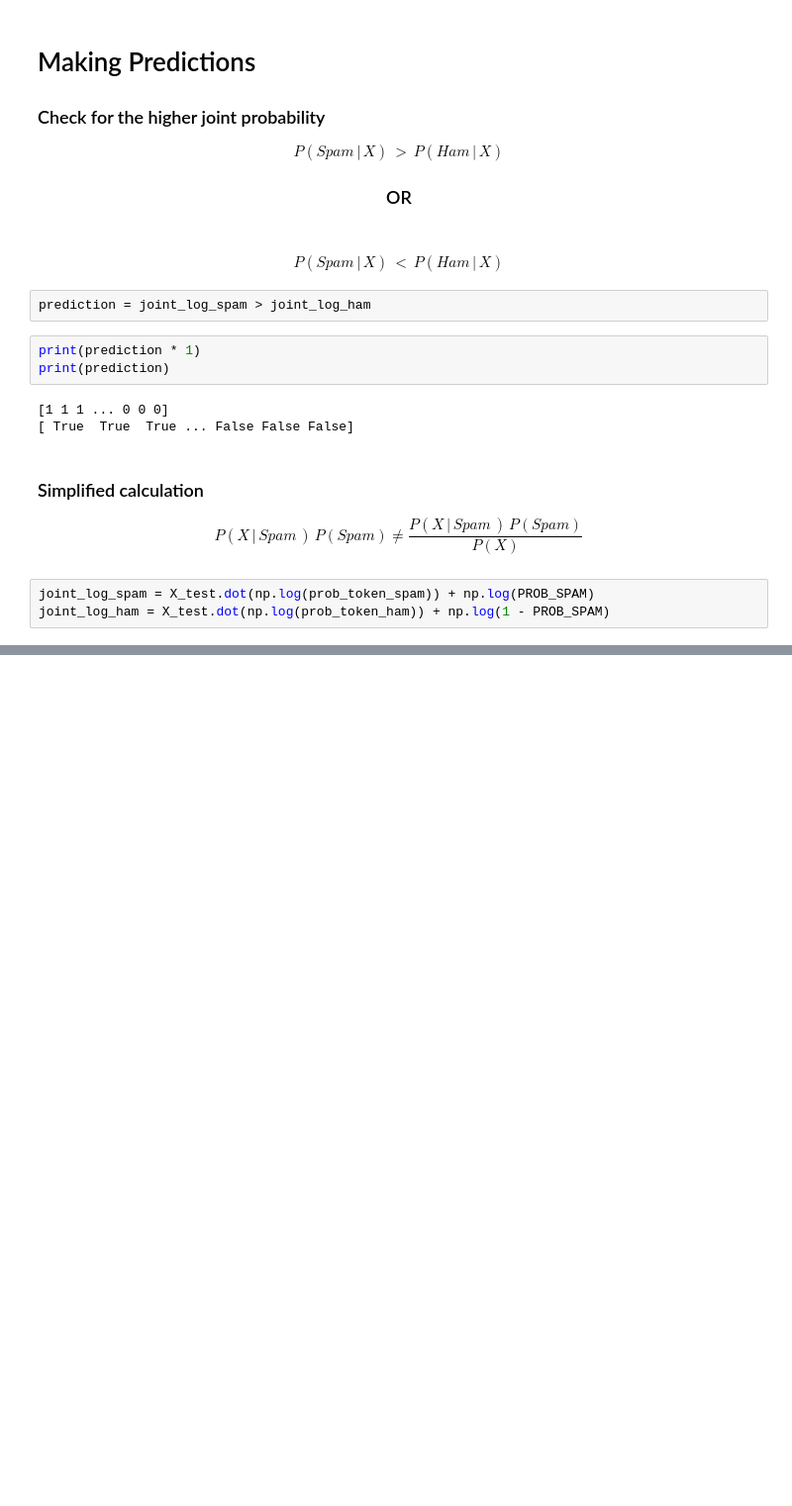
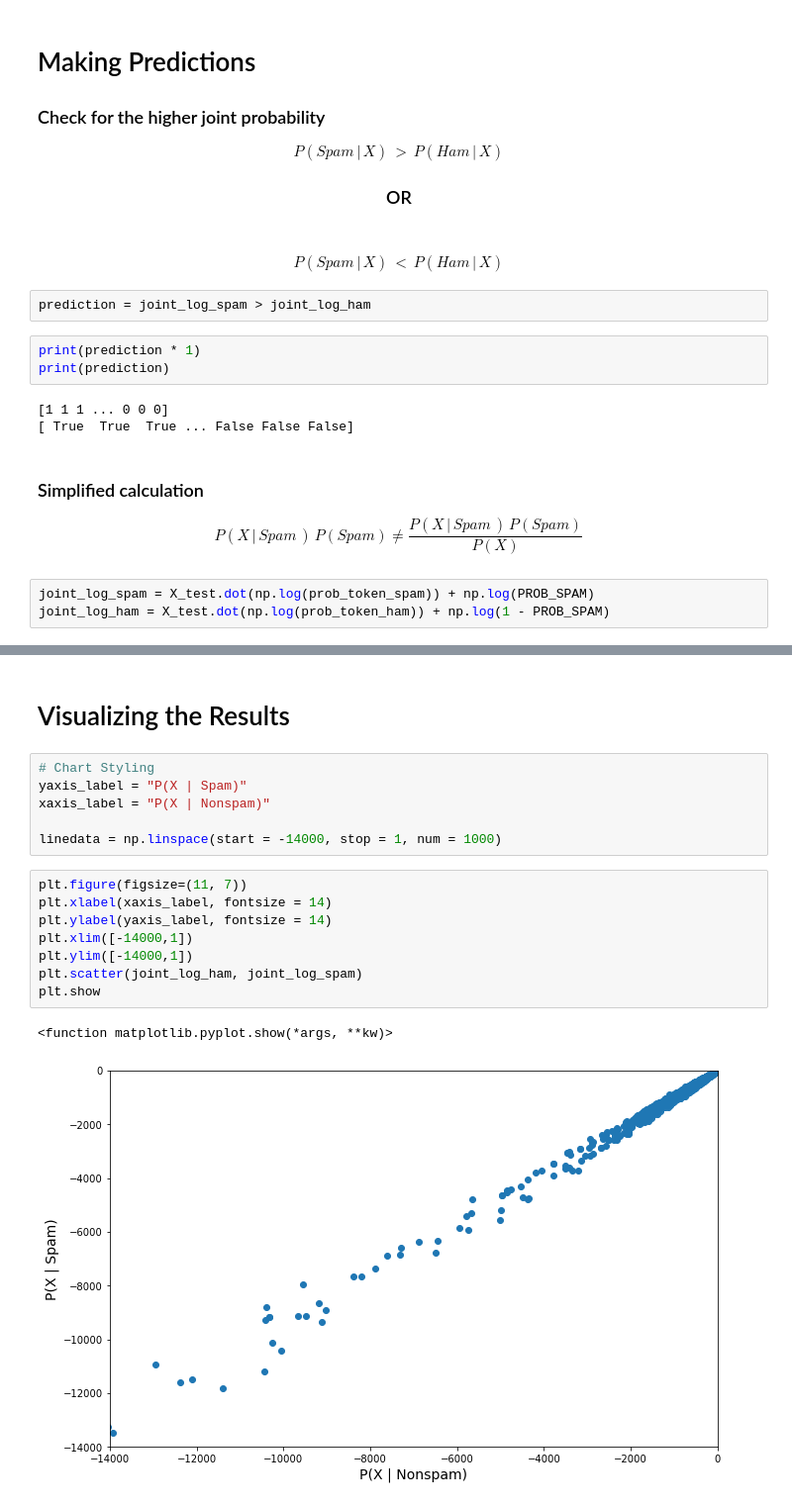
Before and after one commit to JLJL0308/Naive_Bayes_Classifier, a Jupyter notebook: Bayes_Classifier_Testing_Inference_Evaluation.ipynb, the cells around one changed output, grey strips where cells are left out. Shown: that part at 99% size. Saved outputs shown, nothing was run; the diff lists cells and outputs as text; blank space fills up the shorter version.

Commit message:
Add Visualizations.

```diff
--- a/Bayes_Classifier_Testing_Inference_Evaluation.ipynb
+++ b/Bayes_Classifier_Testing_Inference_Evaluation.ipynb
@@ -80,0 +99,19 @@ joint_log_ham = X_test.dot(np.log(prob_token_ham)) + np.log(1 - PROB_SPAM)
+# %% [markdown]
+# Visualizing the Results
+# %%
+# Chart Styling
+yaxis_label = "P(X | Spam)"
+xaxis_label = "P(X | Nonspam)"
+
+linedata = np.linspace(start = -14000, stop = 1, num = 1000)
+# %%
+plt.figure(figsize=(11, 7))
+plt.xlabel(xaxis_label, fontsize = 14)
+plt.ylabel(yaxis_label, fontsize = 14)
+plt.xlim([-14000,1])
+plt.ylim([-14000,1])
+plt.scatter(joint_log_ham, joint_log_spam)
+plt.show
+# %% [output]
+<function matplotlib.pyplot.show(*args, **kw)>
+[figure, added]
```
Also changed, not shown: parts of 12 cells of this notebook.
